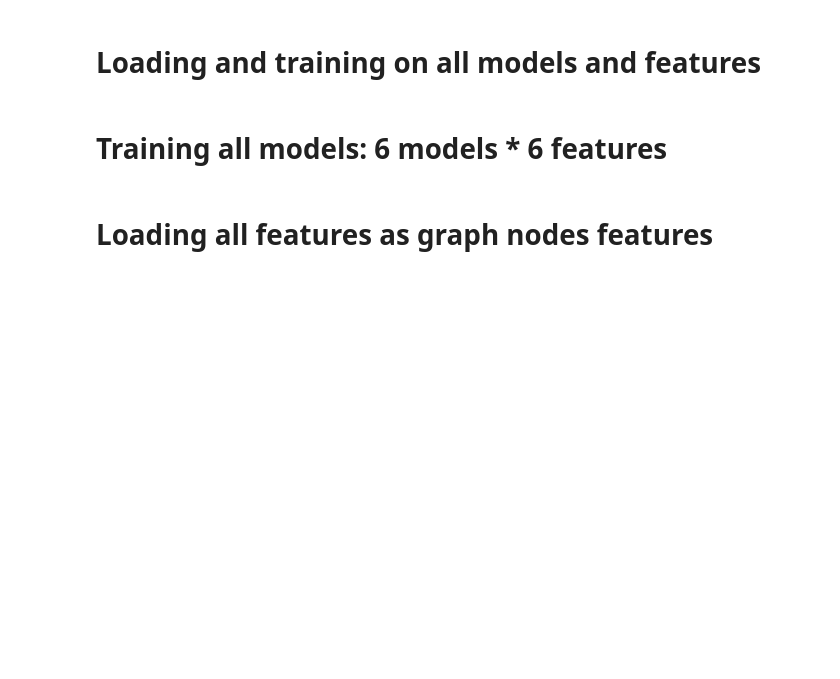
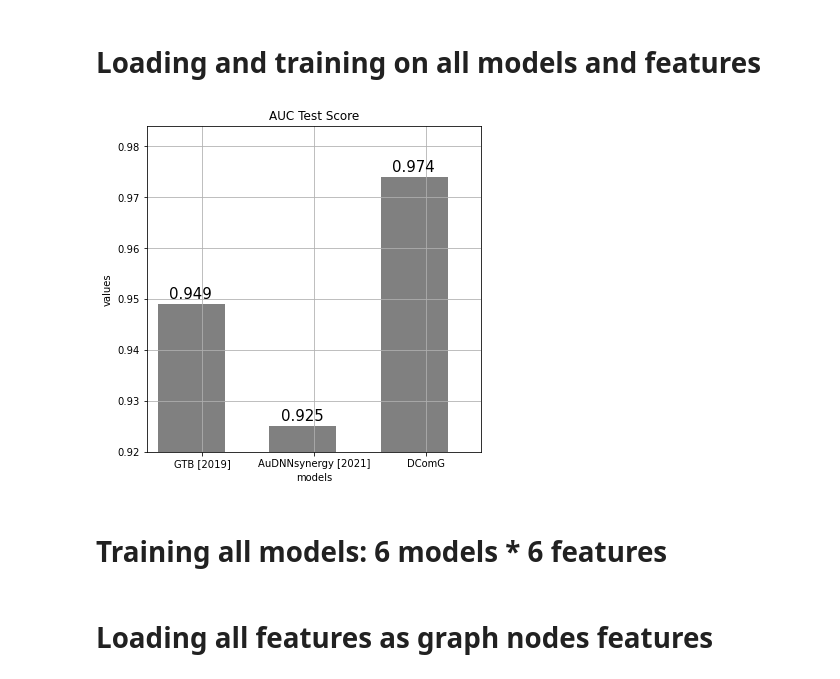
Before and after one commit to sinaziaee/DComG, a Jupyter notebook: model_feature_comparison.ipynb, the cells around one changed output. Cells and saved outputs as stored; diff of their text form; code cells hidden in the pictures; blank space fills up the shorter version.

```diff
--- a/model_feature_comparison.ipynb
+++ b/model_feature_comparison.ipynb
@@ -28,6 +28,10 @@ df_list = [final_dt_df, final_w2v_df, final_nv_df, final_fin_df, final_in_df, fi
 data_list, reverse_node_dict_list = create_graph_data_with_different_features(with_reverse=True)
 [data_dt, data_w2v, data_n2v, data_fin, data_in, data_se] = data_list
 [nodes_dt_dict, nodes_w2v_dict, nodes_n2v_dict, nodes_fin_dict, nodes_in_dict, nodes_se_dict] = reverse_node_dict_list
+# %%
+plot_comparison(0.974)
+# %% [output]
+[figure, added]
 # %% [markdown]
 # Training all models: 6 models * 6 features
 # %%
```
Also changed, not shown: parts of 1 cell of this notebook, 1 other file.
